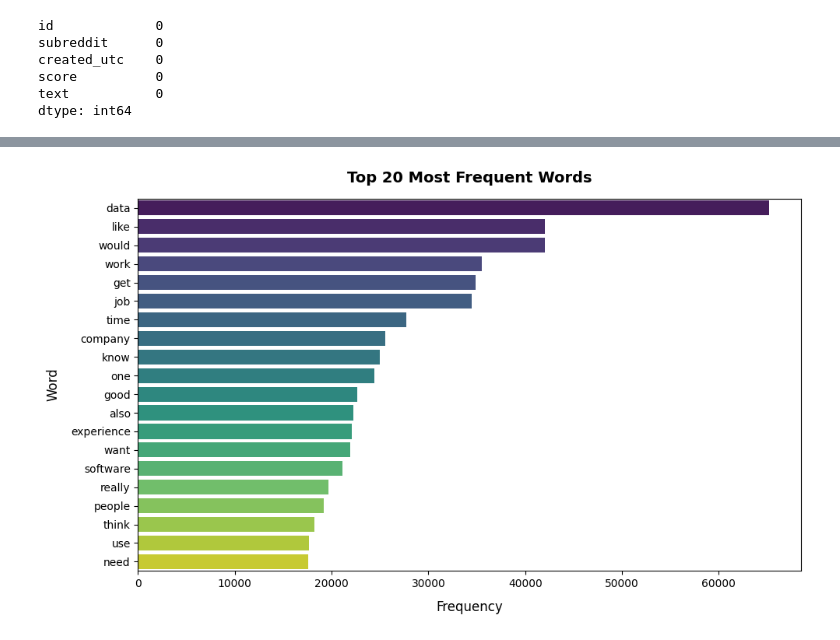
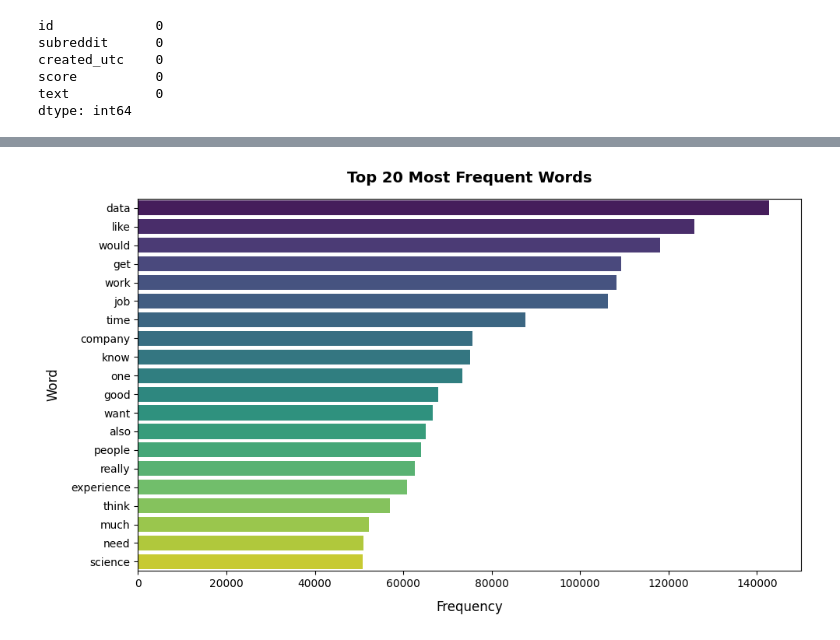
Before and after one commit to Medo-SM/reddit-carrer-sentiment-analysis, a Jupyter notebook: notebooks/1.0_data_exploration.ipynb, the cells around one changed output, grey strips where cells are left out. Saved outputs shown, nothing was run; the diff lists cells and outputs as text; code cells hidden in the pictures.

```diff
--- a/notebooks/1.0_data_exploration.ipynb
+++ b/notebooks/1.0_data_exploration.ipynb
@@ -189,7 +205,7 @@ def preprocess_text(text):
     # Text preprocessing: convert to lowercase, remove punctuation, and numbers
     text = text.lower()
     text = re.sub(r'\d+', '', text) # Remove numbers
-    text = re.sub(r'[^\w\s]', '', text) # Remove punctuation
+    #text = re.sub(r'[^\w\s]', '', text) # Remove punctuation
     return text
 
 def tokenize_text(text):
@@ -205,6 +221,10 @@ def remove_stopwords(words_list):
 def remove_short_words(words_list):
     # Remove words with length less than or equal to 2
     return [word for word in words_list if len(word) > 2]
+
+def reassemble_text(text):
+    sentence = " ".join(text)
+    return sentence
 # %% [output]
 [nltk_data] Downloading package stopwords to
 [nltk_data]     /home/mohammed/nltk_data...
@@ -217,6 +237,7 @@ def process_pipeline(text):
     processed = tokenize_text(processed)
     processed = remove_stopwords(processed)
     processed = remove_short_words(processed)
+    processed = reassemble_text(processed)
     return processed
 # %%
 submission_df["cleaned_text"] = submission_df['text'].apply(process_pipeline)
@@ -233,54 +254,50 @@ comment_df["cleaned_text"].head(5)
 Name: cleaned_text, dtype: object
 # %%
-from collections import Counter
-import matplotlib.pyplot as plt
-import pandas as pd
-import seaborn as sns
 
-# 1. Flatten the list of tokens from all rows in the cleaned column
-submission_words = [
-    word for words in submission_df["cleaned_text"].dropna() for word in words
-]
-comment_words = [
-    word for words in comment_df["cleaned_text"].dropna() for word in words
-]
-all_words = submission_words + comment_words
+    from collections import Counter
+    import matplotlib.pyplot as plt
+    import pandas as pd
+    import seaborn as sns
 
-# 2. Extract the top 20 most common words
-top_n = 20
-word_counts = Counter(all_words).most_common(top_n)
+    # 1. Flatten the list of tokens from all rows in the cleaned column  (splitting the strings)
+    submission_words = [word for text in submission_df["cleaned_text"].dropna() for word in text.split()]
+    comment_words = [word for text in comment_df["cleaned_text"].dropna() for word in text.split()]
 
-# 3. Convert to a DataFrame for easier plotting with Seaborn
-word_freq_df = pd.DataFrame(word_counts, columns=["Word", "Frequency"])
+    all_words = submission_words + comment_words
 
-# 4. Ensure the bars are in sorted descending order for visual hierarchy
-word_freq_df = word_freq_df.sort_values(by="Frequency", ascending=False)
+    # 2. Extract the top 20 most common words
+    top_n = 20
+    word_counts = Counter(all_words).most_common(top_n)
 
-# 5. Create the plot using subplots (avoiding .figure() to follow best practices)
-fig, ax = plt.subplots(figsize=(10, 6))
+    # 3. Convert to a DataFrame for easier plotting with Seaborn
+    word_freq_df = pd.DataFrame(word_counts, columns=["Word", "Frequency"])
 
-# 6. Draw a horizontal bar chart (better readability for word labels)
-sns.barplot(
-    data=word_freq_df,
-    x="Frequency",
-    y="Word",
-    ax=ax,
-    palette="viridis",
-    hue="Word",
-    legend=False,
-)
+    # 4. Ensure the bars are in sorted descending order for visual hierarchy
+    word_freq_df = word_freq_df.sort_values(by="Frequency", ascending=False)
 
-# 7. Clean up typography and ensure all labels are highly readable
-ax.set_title(
-    f"Top {top_n} Most Frequent Words", fontsize=14, pad=15, fontweight="bold"
-)
-ax.set_xlabel("Frequency", fontsize=12, labelpad=10)
-ax.set_ylabel("Word", fontsize=12, labelpad=10)
+    # 5. Create the plot using subplots
+    fig, ax = plt.subplots(figsize=(10, 6))
 
-# 8. Automatically adjust layout so labels are never truncated or overlapping
-plt.tight_layout()
+    # 6. Draw a horizontal bar chart
+    sns.barplot(
+        data=word_freq_df,
+        x="Frequency",
+        y="Word",
+        ax=ax,
+        palette="viridis",
+        hue="Word",
+        legend=False,
+    )
 
-# 9. Save the final figure with high resolution
-plt.savefig("word_frequency_bar_chart.png", dpi=300)
+    # 7. Clean up typography and labels
+    ax.set_title(
+        f"Top {top_n} Most Frequent Words", fontsize=14, pad=15,
+  fontweight="bold"
+    )
+    ax.set_xlabel("Frequency", fontsize=12, labelpad=10)
+    ax.set_ylabel("Word", fontsize=12, labelpad=10)
+
+    # 8. Adjust layout
+    plt.tight_layout()
 # %% [output]
-[figure, old version]
+[figure, new version]
```
Also changed, not shown: parts of 14 cells of this notebook, 1 other file.
